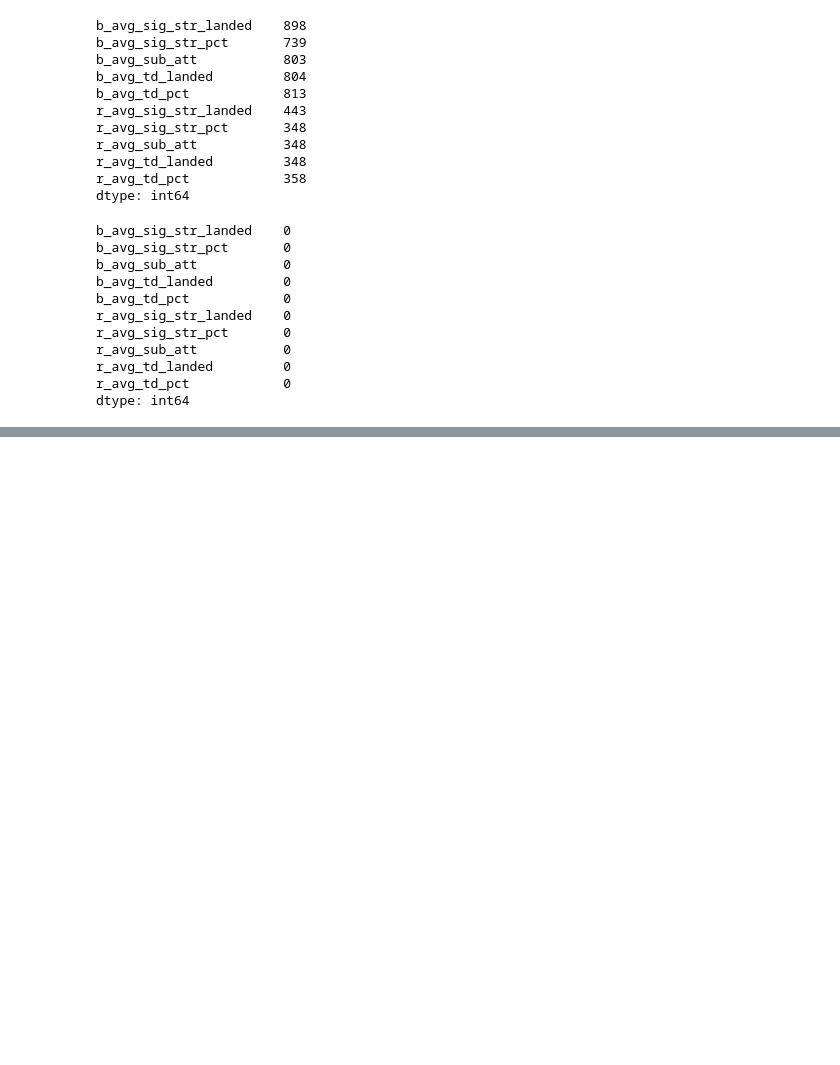
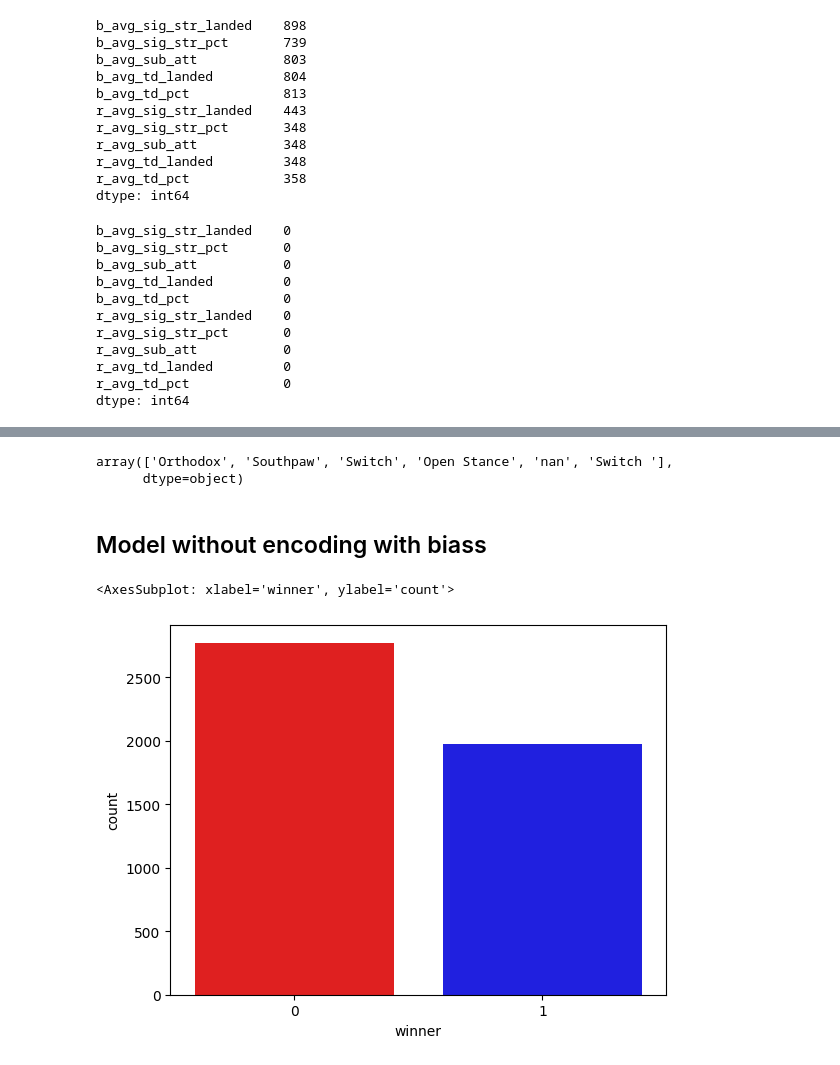
Before and after one commit to wilberquito/UFC-winner-predictor, a Jupyter notebook: lab/notebooks/ensemble.ipynb, the cells around one changed output, grey strips where cells are left out. Drawn from its saved outputs; the diff is of its cells as text; code cells hidden in the pictures; blank space fills up the shorter version.

Commit message:
Models without encoding biassed and not

```diff
--- a/lab/notebooks/ensemble.ipynb
+++ b/lab/notebooks/ensemble.ipynb
@@ -121,0 +160,42 @@ dtype: int64
+# %%
+intables = ['winner', 'no_of_rounds', 'losses',
+            'rounds_fought', 'title_bouts', 'win_by_', 'wins', 'age',
+            'empty_arena', 'r_match_weightclass_rank', 'b_match_weightclass_rank', 'b_pound_for_pound_rank',
+            'odds']
+
+for it in intables:
+    columns = list(filter(lambda col : it in col, list(df.columns)))
+    for col in columns:
+        if 'rank' in col:
+            df[col] = df[col].astype('Int32') # the majority of rank has missing values
+        else:
+            df[col] = df[col].astype('int32')
+# %%
+floatables = ['ev', 'cms', 'lbs']
+
+for it in floatables:
+    columns = list(filter(lambda col : it in col, list(df.columns)))
+    for col in columns:
+        df[col] = df[col].astype('float32')
+# %%
+stances = pd.concat([df['r_stance'], df['b_stance']])
+stances.unique()
+# %% [output]
+array(['Orthodox', 'Southpaw', 'Switch', 'Open Stance', 'nan', 'Switch '],
+      dtype=object)
+# %%
+df['title_bout'] = df['title_bout'].astype('bool').astype('int32')
+# %%
+df['r_stance'] = df['r_stance'].astype('category')
+df['b_stance'] = df['b_stance'].astype('category')
+df['weight_class'] = df['weight_class'].astype('category')
+df['gender'] = df['gender'].astype('category')
+df['better_rank'] = df['better_rank'].astype('category')
+# %% [markdown]
+## Model without encoding with biass
+# %%
+noencoding = df.copy()
+sns.countplot(x='winner', data=noencoding, palette=['r', 'b'])
+# %% [output]
+<AxesSubplot: xlabel='winner', ylabel='count'>
+[figure, added]
```
Also changed, not shown: parts of 13 cells of this notebook, 3 other files.
